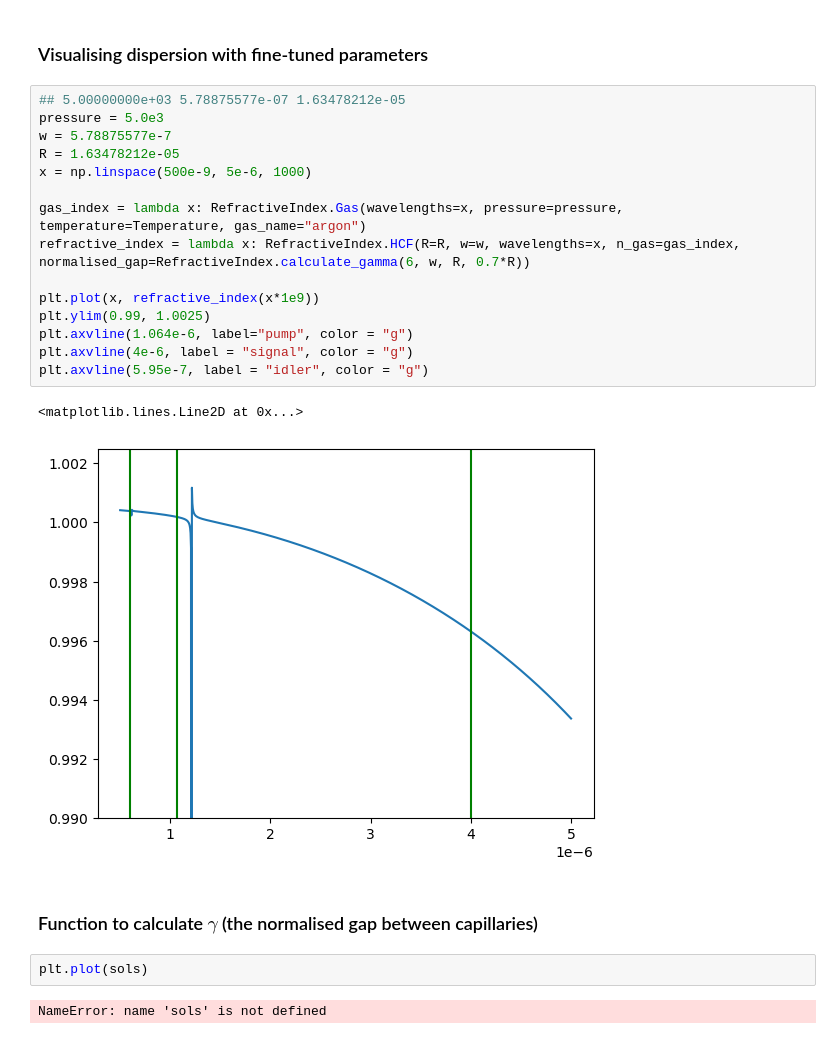
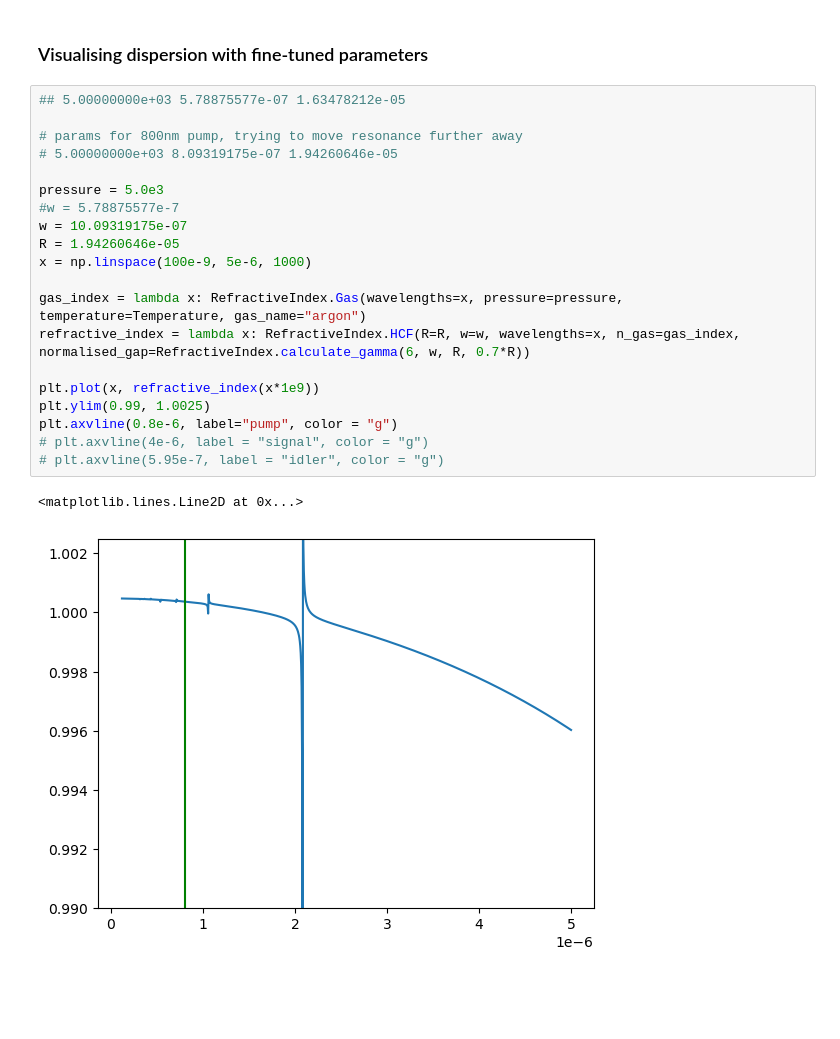
Before and after one commit to jmorse2020/FYP_Simulations, a Jupyter notebook: fwm_simulation.ipynb, the cells around one changed output. Cells and saved outputs as stored; diff of their text form; blank space fills up the shorter version.

```diff
--- a/fwm_simulation.ipynb
+++ b/fwm_simulation.ipynb
@@ -619,25 +651,24 @@ KeyboardInterrupt:
 ### Visualising dispersion with fine-tuned parameters
 # %%
 ## 5.00000000e+03 5.78875577e-07 1.63478212e-05
+
+# params for 800nm pump, trying to move resonance further away
+# 5.00000000e+03 8.09319175e-07 1.94260646e-05
+
 pressure = 5.0e3
-w = 5.78875577e-7
-R = 1.63478212e-05
-x = np.linspace(500e-9, 5e-6, 1000)
+#w = 5.78875577e-7
+w = 10.09319175e-07
+R = 1.94260646e-05
+x = np.linspace(100e-9, 5e-6, 1000)
 
 gas_index = lambda x: RefractiveIndex.Gas(wavelengths=x, pressure=pressure, temperature=Temperature, gas_name="argon")
 refractive_index = lambda x: RefractiveIndex.HCF(R=R, w=w, wavelengths=x, n_gas=gas_index, normalised_gap=RefractiveIndex.calculate_gamma(6, w, R, 0.7*R))
 
 plt.plot(x, refractive_index(x*1e9))
 plt.ylim(0.99, 1.0025)
-plt.axvline(1.064e-6, label="pump", color = "g")
-plt.axvline(4e-6, label = "signal", color = "g")
-plt.axvline(5.95e-7, label = "idler", color = "g")
+plt.axvline(0.8e-6, label="pump", color = "g")
+# plt.axvline(4e-6, label = "signal", color = "g")
+# plt.axvline(5.95e-7, label = "idler", color = "g")
 # %% [output]
 <matplotlib.lines.Line2D at 0x...>
-[figure, old version]
+[figure, new version]
-# %% [markdown]
-### Function to calculate $\gamma$ (the normalised gap between capillaries)
-# %%
-plt.plot(sols)
-# %% [output]
-NameError: name 'sols' is not defined
```
Also changed, not shown: parts of 16 cells of this notebook.
